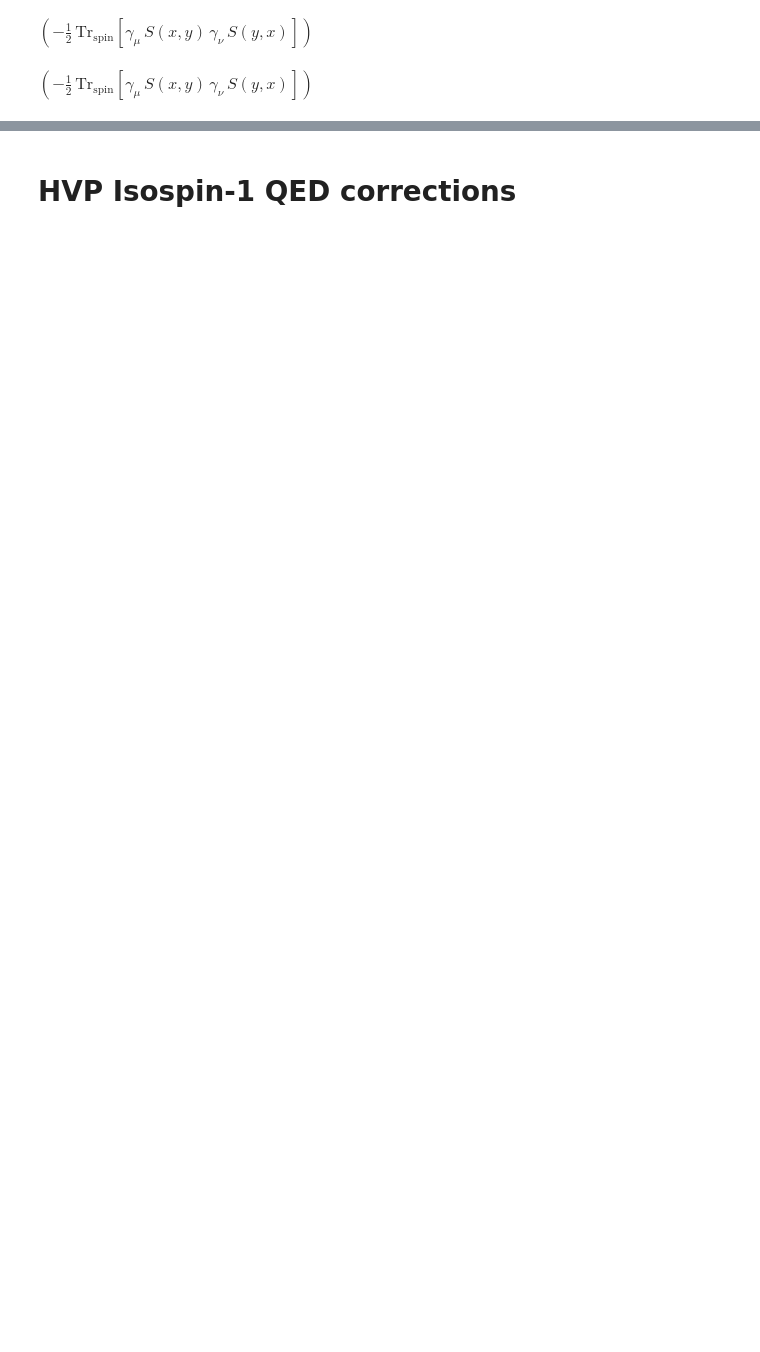
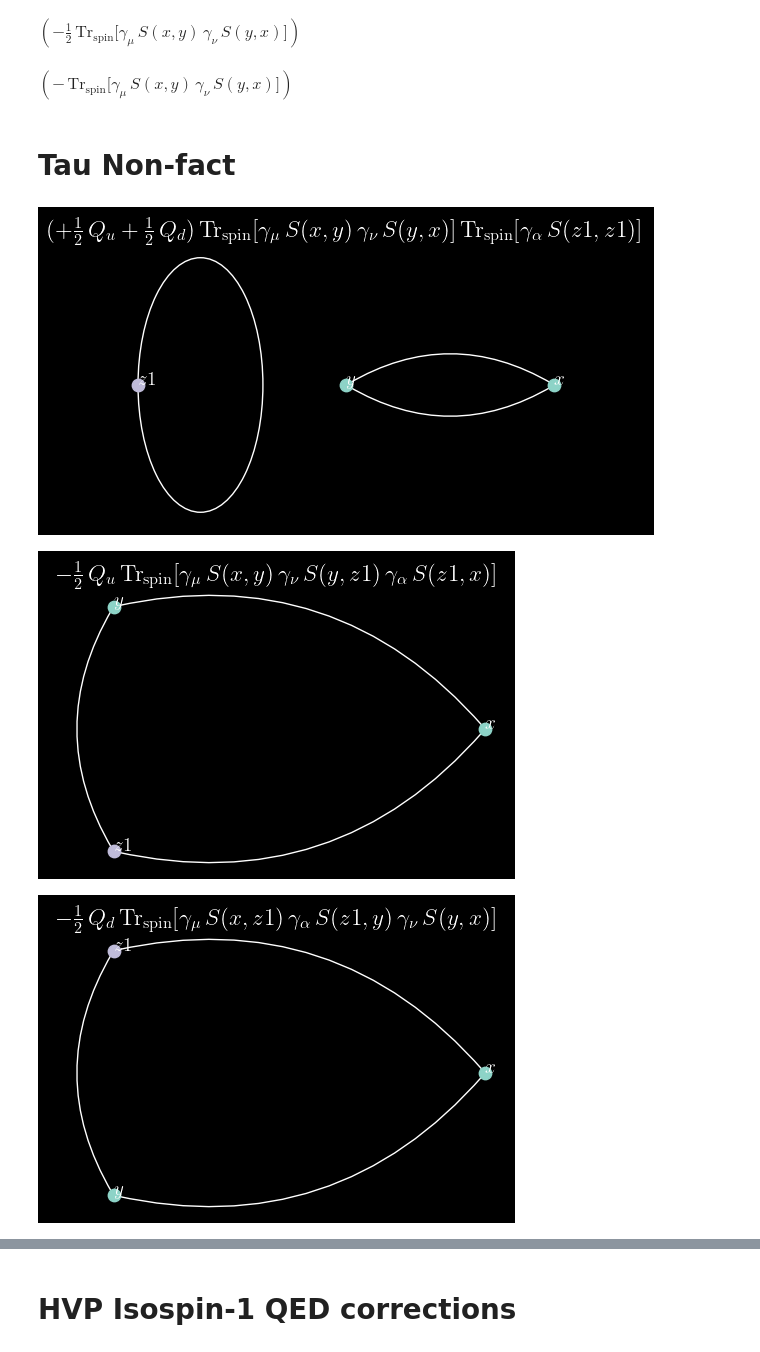
Before and after one commit to mbruno46/giancarlo, a Jupyter notebook: examples/tau.ipynb, the cells around one changed output, grey strips where cells are left out. Drawn from its saved outputs; the diff is of its cells as text; code cells hidden in the pictures; blank space fills up the shorter version.

```diff
--- a/examples/tau.ipynb
+++ b/examples/tau.ipynb
@@ -49,10 +88,10 @@ $( +\frac{1}{2}\,\bar{u}(x, x_{19})\,G(\mu, x_{19})\,G(\mu, x_{20})\,u(x, x_{20}
 # %%
 hvp = J1('x', r'\mu') * J1('y', r'\nu')
-hvp.wick().replace(isoqcd).trace(['spin']).simplify()
+hvp.wick().replace(isoqcd).contract('spin').simplify()
 # %% [output]
-$( -\frac{1}{2}\,\mathrm{Tr}_\mathrm{spin} [ \gamma_{\mu}\,S(x, y)\,\gamma_{\nu}\,S(y, x) ] )$
+$( -\frac{1}{2}\,\mathrm{Tr}_\mathrm{spin} \big[\gamma_{\mu}\,S(x, y)\,\gamma_{\nu}\,S(y, x) \big] )$
 # %%
 tau = Jp('x', r'\mu') * Jn('y', r'\nu')
-tau.wick().replace(isoqcd).trace(['spin']).simplify()
+tau.wick().replace(isoqcd).contract('spin').simplify()
 # %% [output]
-$( -\frac{1}{2}\,\mathrm{Tr}_\mathrm{spin} [ \gamma_{\mu}\,S(x, y)\,\gamma_{\nu}\,S(y, x) ] )$
+$( -\,\mathrm{Tr}_\mathrm{spin} \big[\gamma_{\mu}\,S(x, y)\,\gamma_{\nu}\,S(y, x) \big] )$
@@ -58,0 +105,9 @@ $( -\frac{1}{2}\,\mathrm{Tr}_\mathrm{spin} [ \gamma_{\mu}\,S(x, y)\,\gamma_{\nu}
+# %% [markdown]
+# Tau Non-fact
+# %%
+tau_nonf = tau * Jg('z1',r'\alpha')
+tau_nonf.wick().contract('spin').replace(isoqcd).simplify().draw()
+# %% [output]
+[figure, added]
+[figure, added]
+[figure, added]
```
Also changed, not shown: parts of 28 cells of this notebook.
